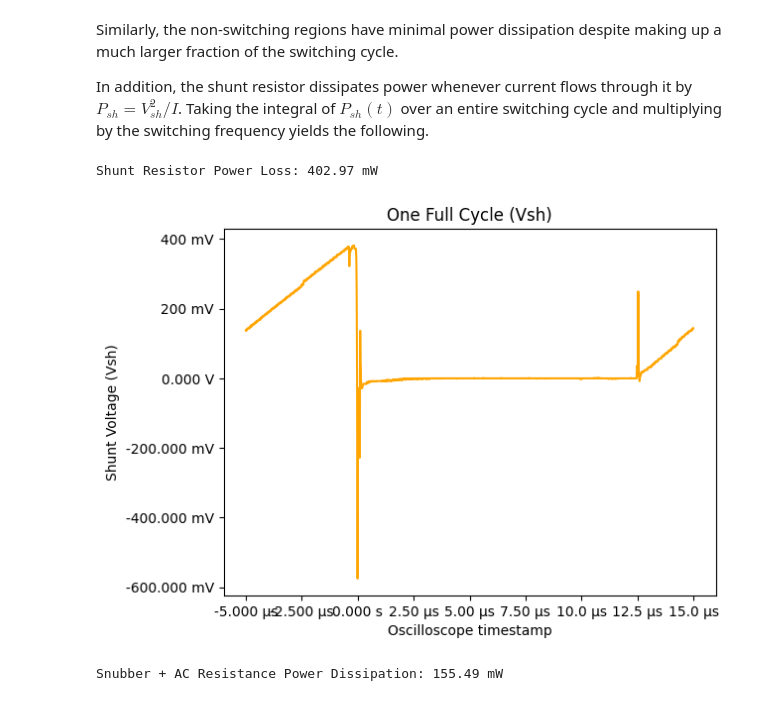
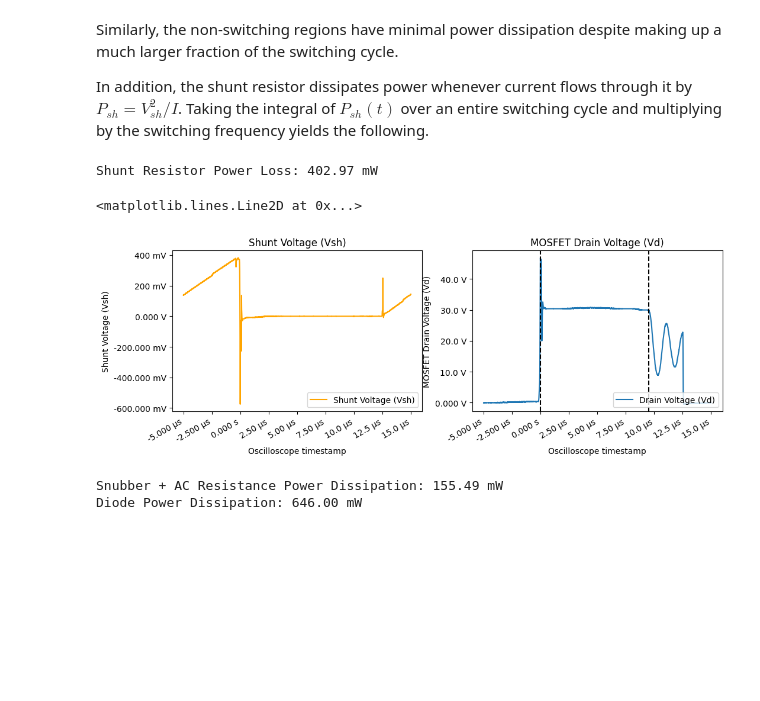
Before and after one commit to ianeyk/power-electronics, a Jupyter notebook: Lab 8/Lab8_report.ipynb, the cells around one changed output. Cells and saved outputs as stored; diff of their text form; code cells hidden in the pictures; blank space fills up the shorter version.

```diff
--- a/Lab 8/Lab8_report.ipynb
+++ b/Lab 8/Lab8_report.ipynb
@@ -245,20 +245,31 @@ In addition, the shunt resistor dissipates power whenever current flows through
 # %%
 cycle_ts = (-5e-6, 15e-6)
 
 (df_18V, tspan, tstep) = helper.read_rigol_csv(f"oscilloscope_data/{filenames[0]}.csv", ch1 = "Vsh", ch2 = "Vd")
 df_18V["Vsh"] = df_18V["Vsh"] + 12e-3 # V measuring offset
 df_zoom = df_18V[(df_18V["t"] > cycle_ts[0]) & (df_18V["t"] < cycle_ts[1])]
 
-plt.figure()
-helper.axes_labels("Oscilloscope timestamp", "s", "Shunt Voltage (Vsh)", "V", title = "One Full Cycle (Vsh)")
-plt.plot(df_zoom["t"], df_zoom["Vsh"], color = "orange")
+fig, (ax1, ax2) = plt.subplots(nrows = 1, ncols = 2, sharex = False, sharey = False, figsize = (12, 4))
+fig.autofmt_xdate()
+helper.axes_labels("Oscilloscope timestamp", "s", "Shunt Voltage (Vsh)", "V", title = "Shunt Voltage (Vsh)", ax = ax1)
+ax1.plot(df_zoom["t"], df_zoom["Vsh"], color = "orange", label = "Shunt Voltage (Vsh)")
+ax1.legend(loc = "lower right")
+
+helper.axes_labels("Oscilloscope timestamp", "s", "MOSFET Drain Voltage (Vd)", "V", title = "MOSFET Drain Voltage (Vd)", ax = ax2)
+ax2.plot(df_zoom["t"], df_zoom["Vd"], label = "Drain Voltage (Vd)")
+ax2.legend(loc = "lower right")
 
 Rload = 0.05 # Ohm
 cycle_switch_area = np.trapz(df_zoom["Vsh"] ** 2 / Rload, df_zoom["t"])
 print(f"Shunt Resistor Power Loss:", (cycle_switch_area * units.volt ** 2 * units.second / units.ohm * 50 * units.kilohertz).to_compact(units.watt))
+
+diode_on_duration = 9.5e-6 # s
+ax2.axvline(x = 0, linestyle = "dashed", color = "black")
+ax2.axvline(x = diode_on_duration, linestyle = "dashed", color = "black")
 # %% [output]
 Shunt Resistor Power Loss: 402.97 mW
+<matplotlib.lines.Line2D at 0x...>
-[figure, old version]
+[figure, new version]
 # %%
 delta_V = 15 * units.volt
 Rsnubber = 10 * units.ohm
@@ -267,6 +278,13 @@ P_per_cycle = delta_V ** 2 / (Rsnubber + R_AC)
 W_per_cycle = P_per_cycle * 200 * units.nanosecond
 P_overall =  W_per_cycle * 50 * units.kilohertz
 print("Snubber + AC Resistance Power Dissipation:", P_overall.to_compact(units.watt))
+
+V_F = 0.68 * units.volt
+I_D = 2 * units.amp
+P_D_per_cycle = V_F * I_D
+P_D = P_D_per_cycle * diode_on_duration * units.second * 50 * units.kilohertz
+print("Diode Power Dissipation:", P_D.to_compact(units.watt))
 # %% [output]
 Snubber + AC Resistance Power Dissipation: 155.49 mW
+Diode Power Dissipation: 646.00 mW
 # %% [markdown]
```
Also changed, not shown: parts of 1 cell of this notebook, 4 other files.
